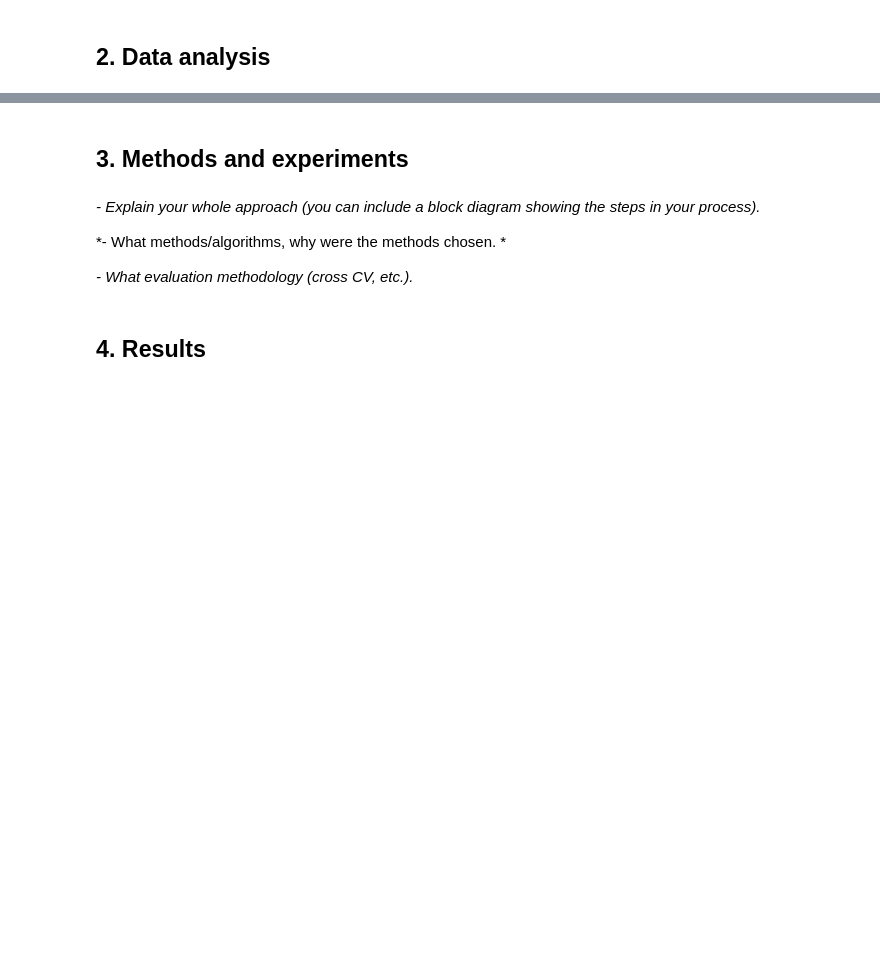
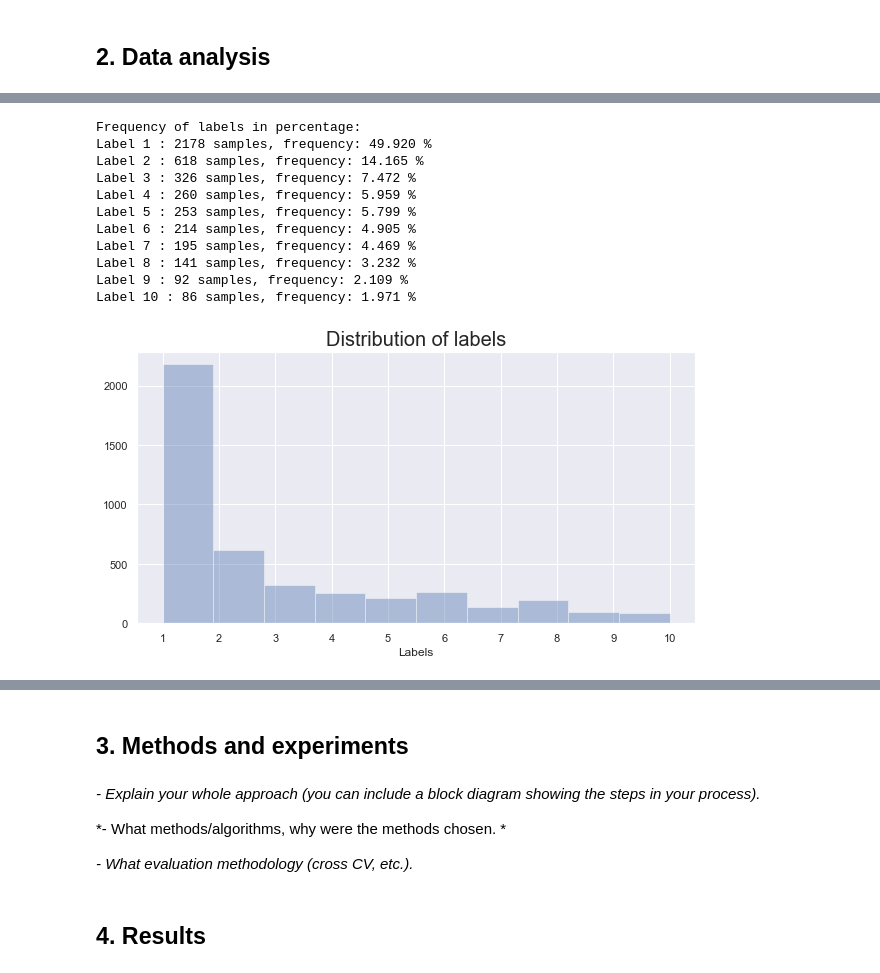
Before and after one commit to zweygk/music_genre_classification, a Jupyter notebook: MLBP2018 Project Report Template.ipynb, the cells around one changed output, grey strips where cells are left out. Saved outputs shown, nothing was run; the diff lists cells and outputs as text; code cells hidden in the pictures; blank space fills up the shorter version.

Commit message:
Data analysis part of report ready
Additional functions for report implemented in utils files

```diff
--- a/MLBP2018 Project Report Template.ipynb
+++ b/MLBP2018 Project Report Template.ipynb
@@ -49,0 +38,5 @@ unless you want to.*
+# %%
+# Import data
+data_file = 'kaggle_data/train_data.csv'
+labels_file = 'kaggle_data/train_labels.csv'
+data, labels = du.Import_Data(data_file, labels_file)
@@ -49,0 +53,16 @@ unless you want to.*
+# %%
+# Histogram of label distribution
+vu.label_distribution(labels.values,size=(10,5))
+# %% [output]
+Frequency of labels in percentage:
+Label 1 : 2178 samples, frequency: 49.920 %
+Label 2 : 618 samples, frequency: 14.165 %
+Label 3 : 326 samples, frequency: 7.472 %
+Label 4 : 260 samples, frequency: 5.959 %
+Label 5 : 253 samples, frequency: 5.799 %
+Label 6 : 214 samples, frequency: 4.905 %
+Label 7 : 195 samples, frequency: 4.469 %
+Label 8 : 141 samples, frequency: 3.232 %
+Label 9 : 92 samples, frequency: 2.109 %
+Label 10 : 86 samples, frequency: 1.971 %
+[figure, added]
```
Also changed, not shown: parts of 26 cells of this notebook, 2 other files.
